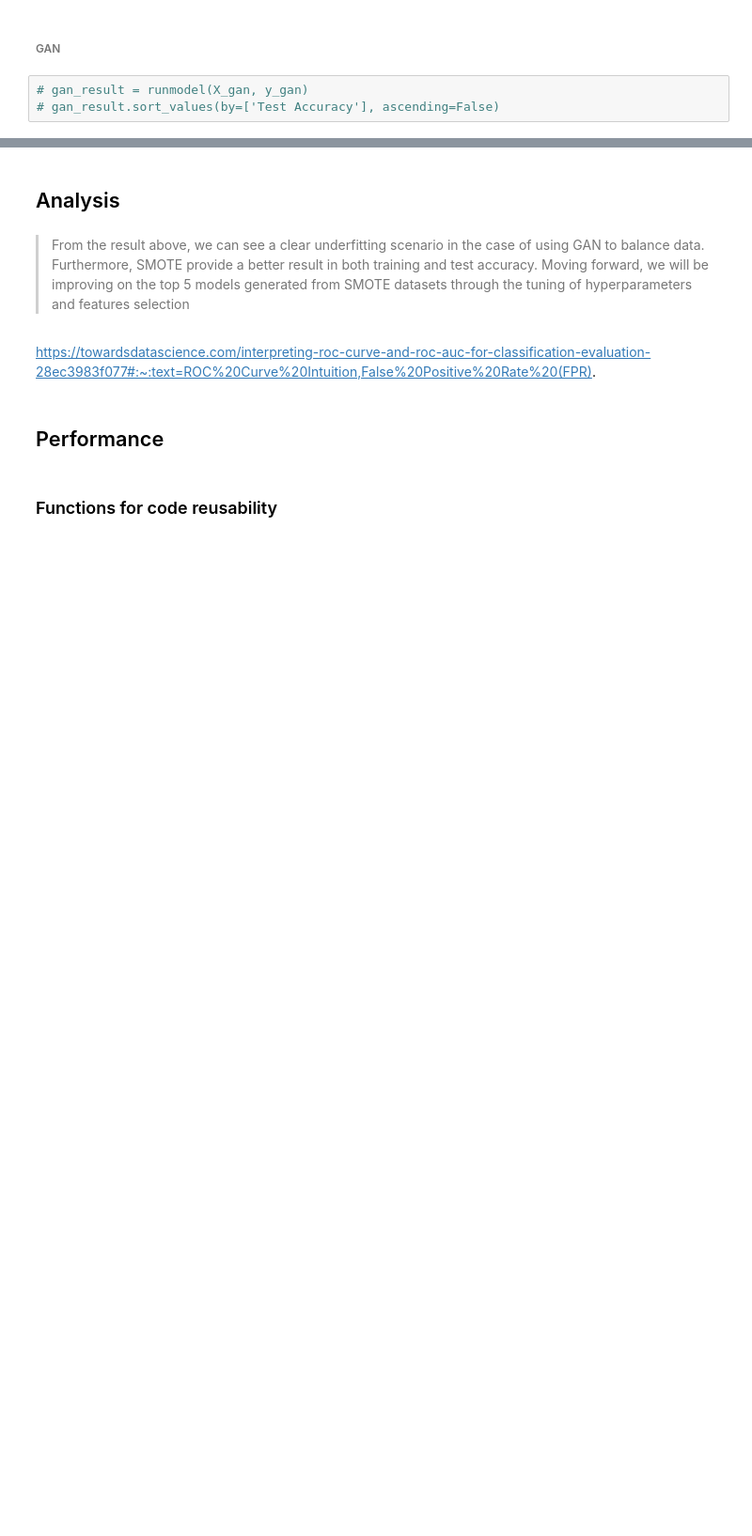
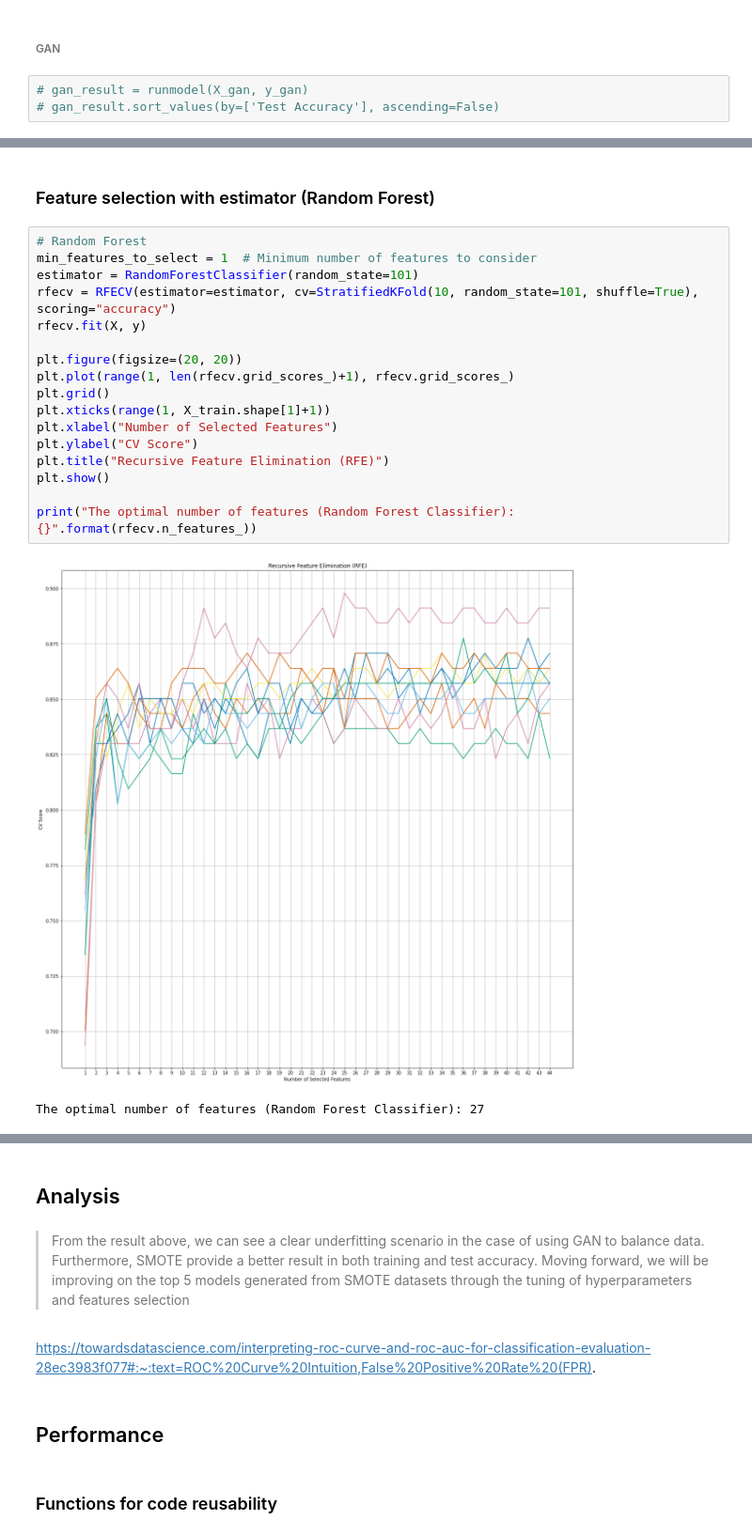
Before and after one commit to evelynpehty/Predicting-the-Risk-of-Employee-Attrition-, a Jupyter notebook: project model.ipynb, the cells around one changed output, grey strips where cells are left out. Shown at 94% size. Cells and saved outputs as stored; diff of their text form; blank space fills up the shorter version.

```diff
--- a/project model.ipynb
+++ b/project model.ipynb
@@ -1053,0 +1152,22 @@ Please also refer to the documentation for alternative solver options:
+# %% [markdown]
+### Feature selection with estimator (Random Forest)
+# %%
+# Random Forest
+min_features_to_select = 1  # Minimum number of features to consider
+estimator = RandomForestClassifier(random_state=101)
+rfecv = RFECV(estimator=estimator, cv=StratifiedKFold(10, random_state=101, shuffle=True), scoring="accuracy")
+rfecv.fit(X, y)
+
+plt.figure(figsize=(20, 20))
+plt.plot(range(1, len(rfecv.grid_scores_)+1), rfecv.grid_scores_)
+plt.grid()
+plt.xticks(range(1, X_train.shape[1]+1))
+plt.xlabel("Number of Selected Features")
+plt.ylabel("CV Score")
+plt.title("Recursive Feature Elimination (RFE)")
+plt.show()
+
+print("The optimal number of features (Random Forest Classifier): {}".format(rfecv.n_features_))
+# %% [output]
+[figure, added]
+The optimal number of features (Random Forest Classifier): 27
```
Also changed, not shown: parts of 22 cells of this notebook.
